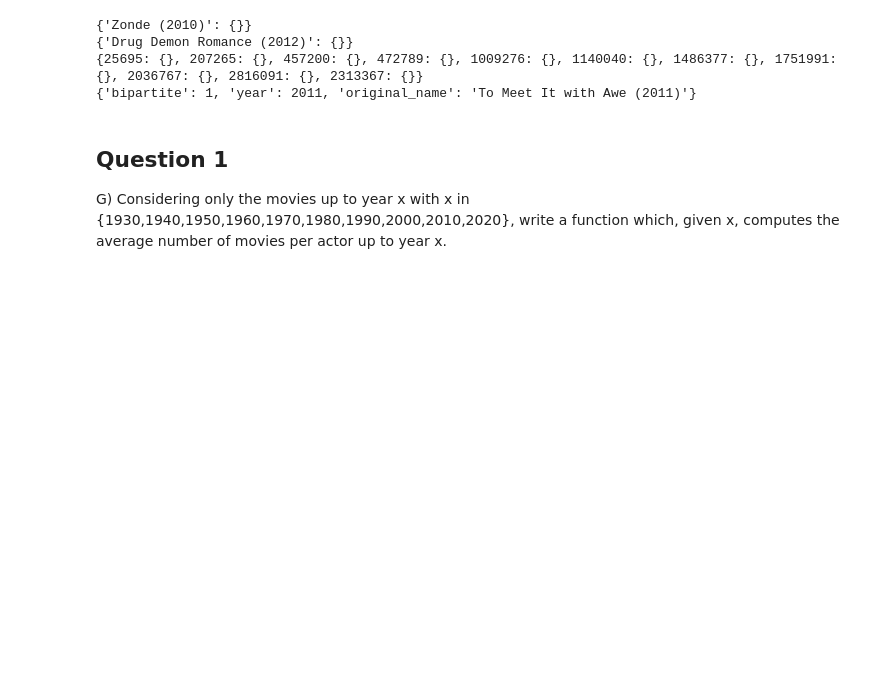
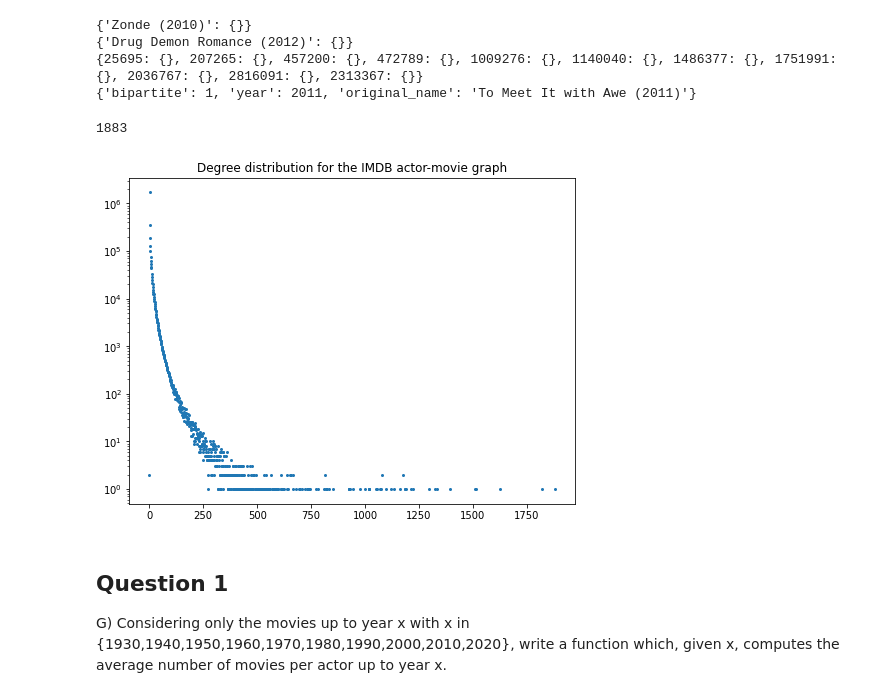
Before and after one commit to wedrid/IMDB_explore, a Jupyter notebook: project.ipynb, the cells around one changed output. Drawn from its saved outputs; the diff is of its cells as text; code cells hidden in the pictures; blank space fills up the shorter version.

```diff
--- a/project.ipynb
+++ b/project.ipynb
@@ -90,7 +93,3 @@ df[13500:13505]
 | 13502 | Abud, Machfud | Siluman kera (1988) | 1988 |
 | 13503 | Abud, Machfud | Tarzan raja rimba (1989) | 1989 |
 | 13504 | Abud, Mariano | Un Bu?uel mexican (1997) | 1997 |
-# %%
-df.loc[df['movie'] == 'Re']
-df['movie'] = df['movie'].replace(['Re'],'Re ')
-df['movie'] = df['movie'].replace(['Regen'], 'Regen ')
@@ -230,4 +223,8 @@ original_data = oriGinal.nodes.data(True)
 print(original_data['To Meet It with Awe (2011)'])
 # %%
 G.size
+# %%
+len(degree_hist)
+# %% [output]
+1883
 # %%
@@ -236,3 +232,17 @@ dmax = max(degree_sequence)
+# %%
+import matplotlib.pyplot as plt
+from matplotlib.pyplot import figure
+degree_hist = nx.degree_histogram(G)
+figure(figsize=(8, 6))
+x_len = 1883
+x = range(0,x_len)
+y = np.array(degree_hist[0:x_len])
+plt.title("Degree distribution for the IMDB actor-movie graph")
+plt.scatter(x, y, s=4)
+plt.yscale('log')
+plt.show()
+# %% [output]
+[figure, added]
 # %% [markdown]
 ## Question 1
 G) Considering only the movies up to year x with x in {1930,1940,1950,1960,1970,1980,1990,2000,2010,2020}, write a function which, given x, computes the average number of movies per actor up to year x.
```
Also changed, not shown: parts of 12 cells of this notebook, 1 other file.
